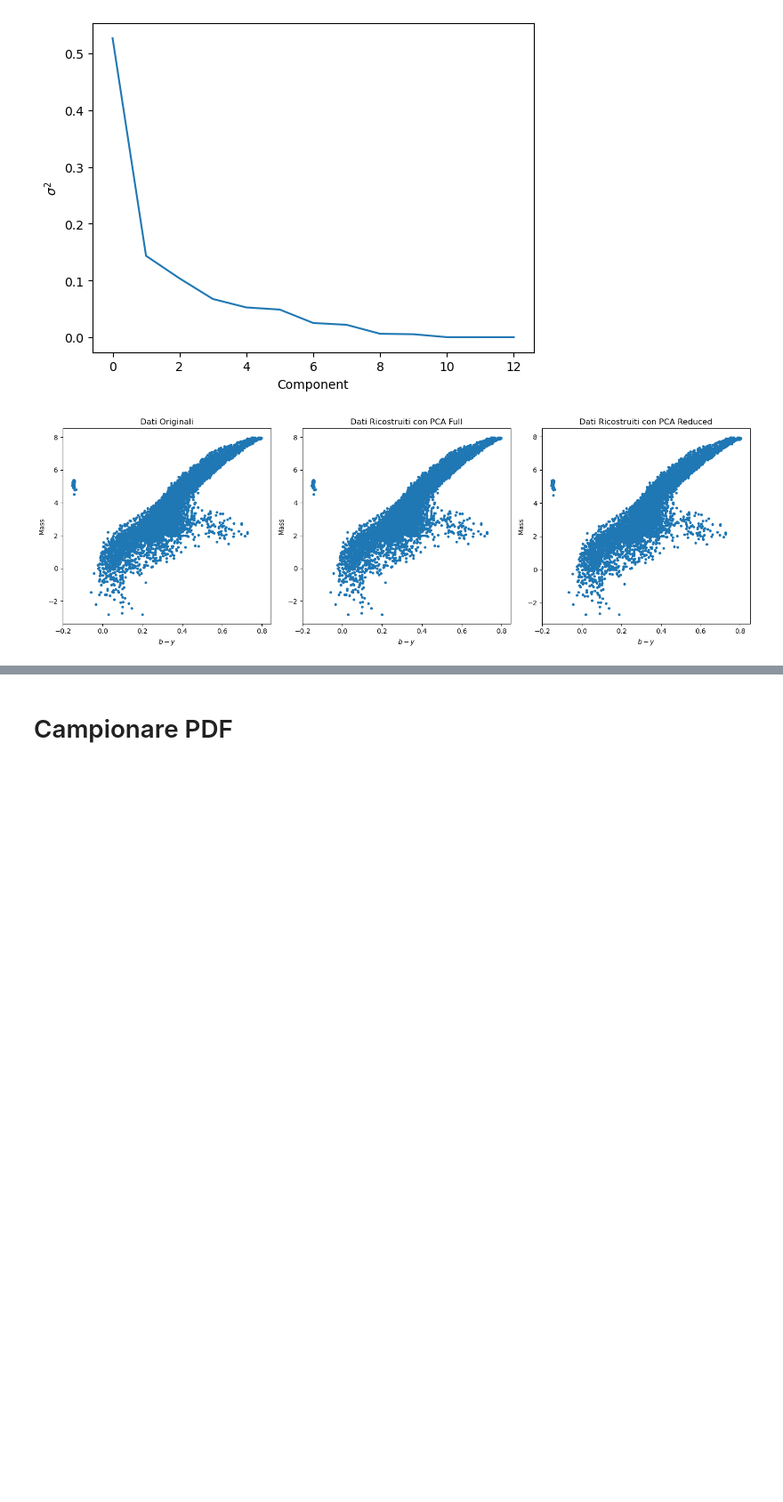
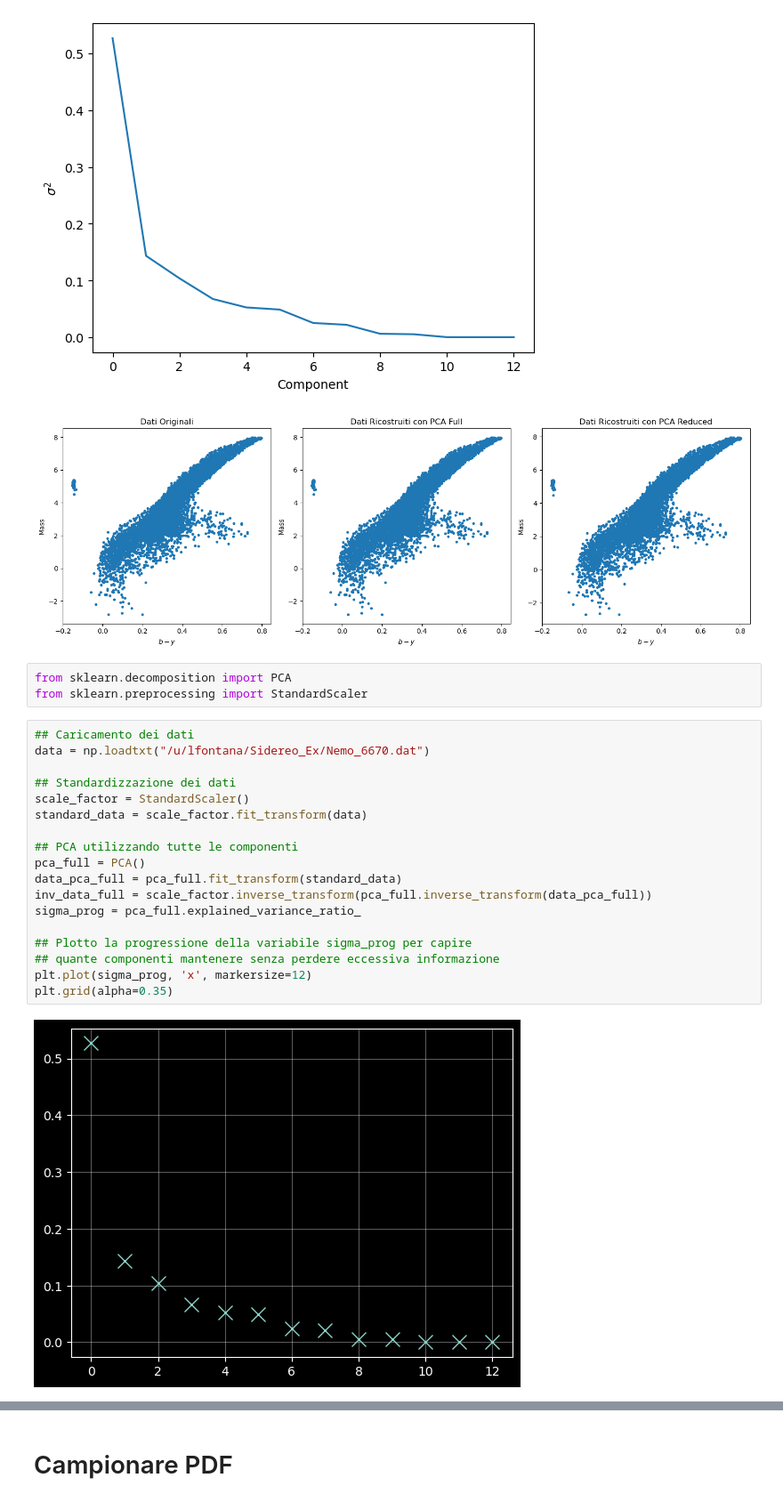
Before and after one commit to LucaFTP/Sidereo_Ex, a Jupyter notebook: Random_Numbers.ipynb, the cells around one changed output, grey strips where cells are left out. Shown at 89% size. Cells and saved outputs as stored; diff of their text form; blank space fills up the shorter version.

```diff
--- a/Random_Numbers.ipynb
+++ b/Random_Numbers.ipynb
@@ -1417,3 +1416,26 @@ Explained variance by component: [5.26733093e-01 1.43343617e-01 1.03666698e-01 6
  7.81837898e-28]
 [figure]
 [figure]
+# %%
+from sklearn.decomposition import PCA
+from sklearn.preprocessing import StandardScaler
+# %%
+## Caricamento dei dati
+data = np.loadtxt("/u/lfontana/Sidereo_Ex/Nemo_6670.dat")
+
+## Standardizzazione dei dati
+scale_factor = StandardScaler()
+standard_data = scale_factor.fit_transform(data)
+
+## PCA utilizzando tutte le componenti
+pca_full = PCA()
+data_pca_full = pca_full.fit_transform(standard_data)
+inv_data_full = scale_factor.inverse_transform(pca_full.inverse_transform(data_pca_full))
+sigma_prog = pca_full.explained_variance_ratio_
+
+## Plotto la progressione della variabile sigma_prog per capire
+## quante componenti mantenere senza perdere eccessiva informazione
+plt.plot(sigma_prog, 'x', markersize=12)
+plt.grid(alpha=0.35)
+# %% [output]
+[figure, added]
```
Also changed, not shown: parts of 6 cells of this notebook, 2 other files.
